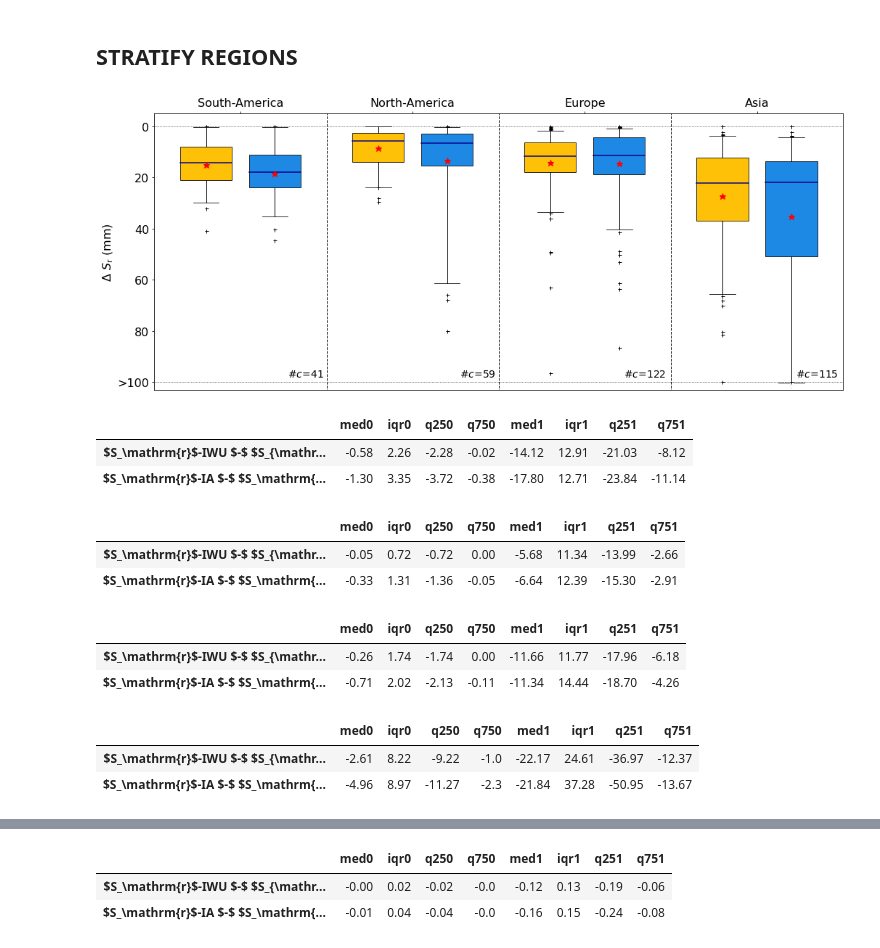
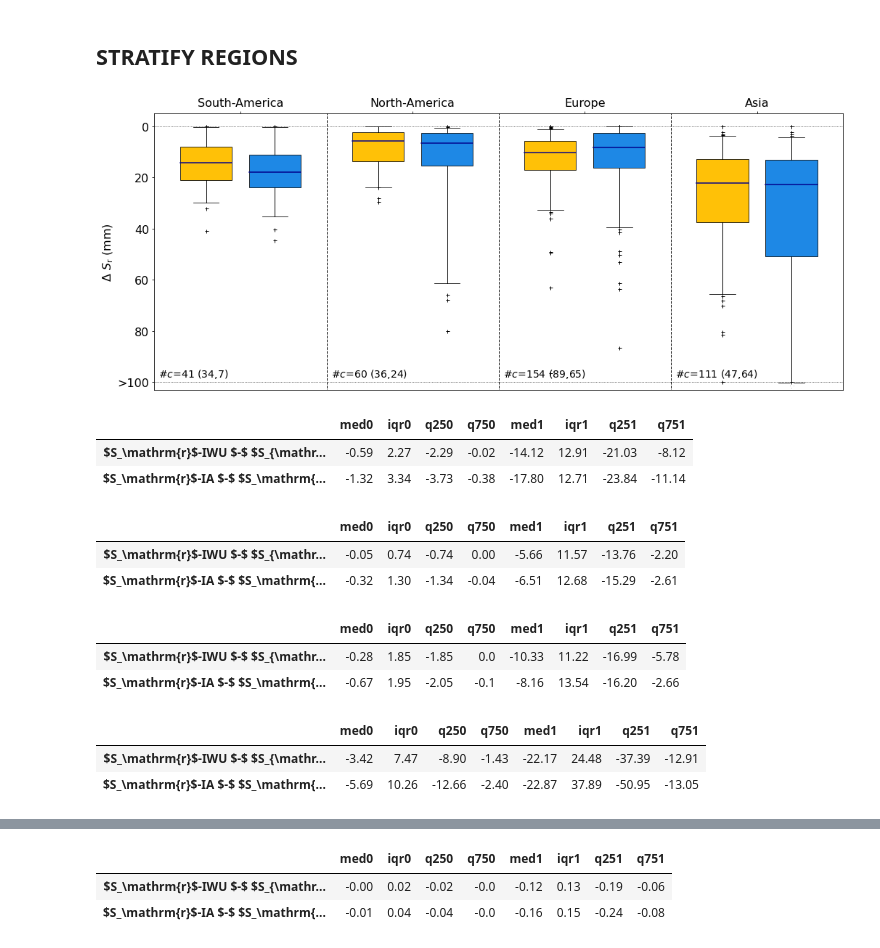
Before and after one commit to fvanoorschot/global_sr_module, a Jupyter notebook: irrigation_paper_figures.ipynb, the cells around one changed output, grey strips where cells are left out. Cells and saved outputs as stored; diff of their text form; code cells hidden in the pictures.

```diff
--- a/irrigation_paper_figures.ipynb
+++ b/irrigation_paper_figures.ipynb
@@ -1946,14 +1692,13 @@ er_df['fopt_fiwu'] = fopt_iwu_er
 ir2 = pd.read_csv(f'{work_dir}/data/irrigated_area/output/combined_ia.csv',index_col=0)
 ir = ir2.hi
 # %%
-sh = gpd.read_file(f'{work_dir}/output/geo_catchments_sel_area_wb.shp')
-sh.index = sh.catch_id
-sh['centroid'] = sh.centroid
+data_sources = 'gswp-p_gleam-ep_gswp-t'
+c = pd.read_csv(f'{work_dir}/output/catchment_characteristics/catchment_characteristics_{data_sources}.csv',index_col=0)
 
-e_df['lat'] = sh.centroid.y
-e_df['lon'] = sh.centroid.x
-er_df['lat'] = sh.centroid.y
-er_df['lon'] = sh.centroid.x
+er_df['lat'] = c.lat
+er_df['lon'] = c.lon
+e_df['lat'] = c.lat
+e_df['lon'] = c.lon
 
 e_df_a = e_df[(e_df.lat<lat_max_a)&(e_df.lat>lat_min_a)&(e_df.lon<lon_max_a)&(e_df.lon>lon_min_a)]
 e_df_e = e_df[(e_df.lat<lat_max_e)&(e_df.lat>lat_min_e)&(e_df.lon<lon_max_e)&(e_df.lon>lon_min_e)]
@@ -2002,78 +1747,78 @@ fig = plt.figure(figsize=(17,7))
 e_df = e_df_s
 e_df0 = e_df[(ir>0)&(ir<=0.05)]
 e_df1 = e_df[(ir>0.05)]
+e_df2 = e_df[(ir>0.05)&(ir<=0.1)]
+e_df3 = e_df[(ir>0.1)]
 ax = fig.add_subplot(111)
-bp1=ax.boxplot(e_df1.iloc[:,0],positions=[1.1],widths=0.6,whis=[5,95],patch_artist=True,showmeans=True,boxprops=boxprops1,medianprops=medianprops,meanprops=meanpointprops,flierprops=flierprops,capprops=capprops,zorder=0)
-bp2=ax.boxplot(e_df1.iloc[:,1],positions=[1.9],widths=0.6,whis=[5,95],patch_artist=True,showmeans=True,boxprops=boxprops2,medianprops=medianprops,meanprops=meanpointprops,flierprops=flierprops,capprops=capprops,zorder=0)
-# ax.plot([1.1,1.9],e_df0.loc[ca1].values,marker='^',linestyle='None', markeredgecolor='black',markerfacecolor='white',markersize=8,zorder=1)
-ax.annotate('#$c$='+str(e_df1.count()[0]),(2.05,-98),size=14)
+bp1=ax.boxplot(e_df1.iloc[:,0],positions=[1.1],widths=0.6,whis=[5,95],patch_artist=True,showmeans=False,boxprops=boxprops1,medianprops=medianprops,meanprops=meanpointprops,flierprops=flierprops,capprops=capprops,zorder=0)
+bp2=ax.boxplot(e_df1.iloc[:,1],positions=[1.9],widths=0.6,whis=[5,95],patch_artist=True,showmeans=False,boxprops=boxprops2,medianprops=medianprops,meanprops=meanpointprops,flierprops=flierprops,capprops=capprops,zorder=0)
+ax.annotate('#$c$='+str(e_df1.count()[0])+' ('+str(e_df2.count()[0])+','+str(e_df3.count()[0])+')',(0.55,-98),size=14)
 
 # north america
 e_df = e_df_u
 e_df0 = e_df[(ir>0)&(ir<=0.05)]
 e_df1 = e_df[(ir>0.05)]
-bp1=ax.boxplot(e_df1.iloc[:,0],positions=[3.1],widths=0.6,whis=[5,95],patch_artist=True,showmeans=True,boxprops=boxprops1,medianprops=medianprops,meanprops=meanpointprops,flierprops=flierprops,capprops=capprops,zorder=0)
-bp2=ax.boxplot(e_df1.iloc[:,1],positions=[3.9],widths=0.6,whis=[5,95],patch_artist=True,showmeans=True,boxprops=boxprops2,medianprops=medianprops,meanprops=meanpointprops,flierprops=flierprops,capprops=capprops,zorder=0)
-# ax.plot([3.1,3.9],e_df0.loc[ca2].values,marker='o',linestyle='None', markeredgecolor='black',markerfacecolor='white',markersize=8,zorder=1)
-ax.annotate('#$c$='+str(e_df1.count()[0]),(4.05,-98),size=14)
-# p1 = ax.plot(1,-200, marker='o', markeredgecolor='black',markerfacecolor='white',linestyle = 'None',markersize=7.5)
+e_df2 = e_df[(ir>0.05)&(ir<=0.1)]
+e_df3 = e_df[(ir>0.1)]
+bp1=ax.boxplot(e_df1.iloc[:,0],positions=[3.1],widths=0.6,whis=[5,95],patch_artist=True,showmeans=False,boxprops=boxprops1,medianprops=medianprops,meanprops=meanpointprops,flierprops=flierprops,capprops=capprops,zorder=0)
+bp2=ax.boxplot(e_df1.iloc[:,1],positions=[3.9],widths=0.6,whis=[5,95],patch_artist=True,showmeans=False,boxprops=boxprops2,medianprops=medianprops,meanprops=meanpointprops,flierprops=flierprops,capprops=capprops,zorder=0)
+ax.annotate('#$c$='+str(e_df1.count()[0])+' ('+str(e_df2.count()[0])+','+str(e_df3.count()[0])+')',(2.55,-98),size=14)
 p2 = ax.plot(1,-200,'r*',markersize=9)
-# ax.legend([p1[0]], [f'{ca2} (Fig. Xb)'], loc='lower left',ncol=1,fontsize= 16)
 
 # europe
 e_df = e_df_e
 e_df0 = e_df[(ir>0)&(ir<=0.05)]
 e_df1 = e_df[(ir>0.05)]
-bp1=ax.boxplot(e_df1.iloc[:,0],positions=[5.1],widths=0.6,whis=[5,95],patch_artist=True,showmeans=True,boxprops=boxprops1,medianprops=medianprops,meanprops=meanpointprops,flierprops=flierprops,capprops=capprops,zorder=0)
-bp2=ax.boxplot(e_df1.iloc[:,1],positions=[5.9],widths=0.6,whis=[5,95],patch_artist=True,showmeans=True,boxprops=boxprops2,medianprops=medianprops,meanprops=meanpointprops,flierprops=flierprops,capprops=capprops,zorder=0)
-# ax.plot([5.1,5.9],e_df1.loc[ca3].values,marker='s',linestyle='None', markeredgecolor='black',markerfacecolor='white',markersize=8,zorder=1)
-ax.annotate('#$c$='+str(e_df1.count()[0]),(5.95,-98),size=14)
-# p1 = ax.plot(1,-200, marker='s', markeredgecolor='black',markerfacecolor='white',linestyle = 'None',markersize=7.5)
+e_df2 = e_df[(ir>0.05)&(ir<=0.1)]
+e_df3 = e_df[(ir>0.1)]
+bp1=ax.boxplot(e_df1.iloc[:,0],positions=[5.1],widths=0.6,whis=[5,95],patch_artist=True,showmeans=False,boxprops=boxprops1,medianprops=medianprops,meanprops=meanpointprops,flierprops=flierprops,capprops=capprops,zorder=0)
+bp2=ax.boxplot(e_df1.iloc[:,1],positions=[5.9],widths=0.6,whis=[5,95],patch_artist=True,showmeans=False,boxprops=boxprops2,medianprops=medianprops,meanprops=meanpointprops,flierprops=flierprops,capprops=capprops,zorder=0)
+ax.annotate('#$c$='+str(e_df1.count()[0])+' ('+str(e_df2.count()[0])+','+str(e_df3.count()[0])+')',(4.55,-98),size=14)
 p2 = ax.plot(1,-200,'r*',markersize=9)
-# ax.legend([p1[0]], [f'{ca3} (Fig. Xc)'], loc='lower left',ncol=1,fontsize= 16)
 
 # asia
 e_df = e_df_a
 e_df0 = e_df[(ir>0)&(ir<=0.05)]
 e_df1 = e_df[(ir>0.05)]
-bp1=ax.boxplot(e_df1.iloc[:,0],positions=[7.1],widths=0.6,whis=[5,95],patch_artist=True,showmeans=True,boxprops=boxprops1,medianprops=medianprops,meanprops=meanpointprops,flierprops=flierprops,capprops=capprops,zorder=0)
-bp2=ax.boxplot(e_df1.iloc[:,1],positions=[7.9],widths=0.6,whis=[5,95],patch_artist=True,showmeans=True,boxprops=boxprops2,medianprops=medianprops,meanprops=meanpointprops,flierprops=flierprops,capprops=capprops,zorder=0)
-# ax.plot([7.1,7.9],e_df1.loc[ca4].values,marker='d',linestyle='None', markeredgecolor='black',markerfacecolor='white',markersize=8,zorder=1)
-ax.annotate('#$c$='+str(e_df1.count()[0]),(7.95,-98),size=14)
+e_df2 = e_df[(ir>0.05)&(ir<=0.1)]
+e_df3 = e_df[(ir>0.1)]
+bp1=ax.boxplot(e_df1.iloc[:,0],positions=[7.1],widths=0.6,whis=[5,95],patch_artist=True,showmeans=False,boxprops=boxprops1,medianprops=medianprops,meanprops=meanpointprops,flierprops=flierprops,capprops=capprops,zorder=0)
+bp2=ax.boxplot(e_df1.iloc[:,1],positions=[7.9],widths=0.6,whis=[5,95],patch_artist=True,showmeans=False,boxprops=boxprops2,medianprops=medianprops,meanprops=meanpointprops,flierprops=flierprops,capprops=capprops,zorder=0)
+ax.annotate('#$c$='+str(e_df1.count()[0])+' ('+str(e_df2.count()[0])+','+str(e_df3.count()[0])+')',(6.55,-98),size=14)
 ax.set_ylim(-103,5)
 ax.set_xlim(0.5,8.5)
 ax.set_xticks([1.5,3.5,5.5,7.5])
 ax.set_yticks([0,-20,-40,-60,-80,-100])
 ax.set_yticklabels([0,20,40,60,80,'>100'])
 ax.xaxis.set_tick_params(top=True, labeltop=True, bottom=False, labelbottom=False)
 ax.tick_params(axis='both', which='major', labelsize=16)
 ax.set_xticklabels(['South-America','North-America','Europe','Asia'],size=16)
 ax.set_ylabel('$\Delta$ $S_\mathrm{r}$ (mm)',size=16)
 
 ax.hlines(0,0,10,color='k',linestyle=':',linewidth=0.7)
 ax.hlines(-100,0,10,color='k',linestyle=':',linewidth=0.7)
 ax.vlines(2.5,-200,20,color='k',linestyle='--',linewidth=1)
 ax.vlines(4.5,-200,20,color='k',linestyle='--',linewidth=1)
 ax.vlines(6.5,-200,20,color='k',linestyle='--',linewidth=1)
 
 # plot values <-100 at -100
 ax.plot(7.9,-100.591,color='white',marker='+',markersize=5)
 ax.plot(7.9,-100.33,color='white',marker='+',markersize=5)
 ax.plot(7.9,-101.408,color='white',marker='+',markersize=5)
 ax.plot(7.9,-100.29,color='white',marker='+',markersize=5)
 ax.plot(7.1,-100,color='black',marker='+',markersize=5)
 ax.plot(7.9,-100,color='black',marker='+',markersize=5)
 
 # p2 = ax.plot(1,-200, marker='d', markeredgecolor='black',markerfacecolor='white',linestyle = 'None',markersize=7.5)
 # p1 = ax.plot(1,-200,'r*',markersize=9)
 # ax.legend([bp1["boxes"][0], bp2["boxes"][0],p1[0]],
 #           ['IWU $-$ NI','IAF $-$ NI','Mean $\Delta$$S_\mathrm{r}$',
 #            '\n'.join(wrap(f'{ca1} (Fig. Xa)', 10)),'\n'.join(wrap(f'{ca2} (Fig. Xb)', 10)),'\n'.join(wrap(f'{ca3} (Fig. Xc)', 10)),'\n'.join(wrap(f'{ca4} (Fig. Xd)', 10))],
 #           ncol=1,fontsize= 16,loc='lower center',bbox_to_anchor=(1.09, 0.10),handletextpad=0.6,labelspacing=1,columnspacing = 0.5)
 
 fig.savefig(f'{fig_dir}/box_abs_diff_ia_regions.jpg', dpi=300, bbox_inches='tight')
 # %% [output]
-[figure, old version]
+[figure, new version]
 # %%
 #south america
 e_df = e_df_s
@@ -2097,8 +1842,8 @@ d['q751']=np.round((e_df1.quantile(0.75)),2).values
 d
 # %% [output]
 |  | med0 | iqr0 | q250 | q750 | med1 | iqr1 | q251 | q751 |
-| $S_\mathrm{r}$-IWU $-$ $S_{\mathr... | -0.58 | 2.26 | -2.28 | -0.02 | -14.12 | 12.91 | -21.03 | -8.12 |
-| $S_\mathrm{r}$-IA $-$ $S_\mathrm{... | -1.30 | 3.35 | -3.72 | -0.38 | -17.80 | 12.71 | -23.84 | -11.14 |
+| $S_\mathrm{r}$-IWU $-$ $S_{\mathr... | -0.59 | 2.27 | -2.29 | -0.02 | -14.12 | 12.91 | -21.03 | -8.12 |
+| $S_\mathrm{r}$-IA $-$ $S_\mathrm{... | -1.32 | 3.34 | -3.73 | -0.38 | -17.80 | 12.71 | -23.84 | -11.14 |
 # %%
 #north america
 e_df = e_df_u
@@ -2122,8 +1867,8 @@ d['q751']=np.round((e_df1.quantile(0.75)),2).values
 d
 # %% [output]
 |  | med0 | iqr0 | q250 | q750 | med1 | iqr1 | q251 | q751 |
-| $S_\mathrm{r}$-IWU $-$ $S_{\mathr... | -0.05 | 0.72 | -0.72 | 0.00 | -5.68 | 11.34 | -13.99 | -2.66 |
-| $S_\mathrm{r}$-IA $-$ $S_\mathrm{... | -0.33 | 1.31 | -1.36 | -0.05 | -6.64 | 12.39 | -15.30 | -2.91 |
+| $S_\mathrm{r}$-IWU $-$ $S_{\mathr... | -0.05 | 0.74 | -0.74 | 0.00 | -5.66 | 11.57 | -13.76 | -2.20 |
+| $S_\mathrm{r}$-IA $-$ $S_\mathrm{... | -0.32 | 1.30 | -1.34 | -0.04 | -6.51 | 12.68 | -15.29 | -2.61 |
 # %%
 #europe
 e_df = e_df_e
@@ -2147,8 +1892,8 @@ d['q751']=np.round((e_df1.quantile(0.75)),2).values
 d
 # %% [output]
 |  | med0 | iqr0 | q250 | q750 | med1 | iqr1 | q251 | q751 |
-| $S_\mathrm{r}$-IWU $-$ $S_{\mathr... | -0.26 | 1.74 | -1.74 | 0.00 | -11.66 | 11.77 | -17.96 | -6.18 |
-| $S_\mathrm{r}$-IA $-$ $S_\mathrm{... | -0.71 | 2.02 | -2.13 | -0.11 | -11.34 | 14.44 | -18.70 | -4.26 |
+| $S_\mathrm{r}$-IWU $-$ $S_{\mathr... | -0.28 | 1.85 | -1.85 | 0.0 | -10.33 | 11.22 | -16.99 | -5.78 |
+| $S_\mathrm{r}$-IA $-$ $S_\mathrm{... | -0.67 | 1.95 | -2.05 | -0.1 | -8.16 | 13.54 | -16.20 | -2.66 |
 # %%
 #asia
 e_df = e_df_a
@@ -2172,8 +1917,8 @@ d['q751']=np.round((e_df1.quantile(0.75)),2).values
 d
 # %% [output]
 |  | med0 | iqr0 | q250 | q750 | med1 | iqr1 | q251 | q751 |
-| $S_\mathrm{r}$-IWU $-$ $S_{\mathr... | -2.61 | 8.22 | -9.22 | -1.0 | -22.17 | 24.61 | -36.97 | -12.37 |
-| $S_\mathrm{r}$-IA $-$ $S_\mathrm{... | -4.96 | 8.97 | -11.27 | -2.3 | -21.84 | 37.28 | -50.95 | -13.67 |
+| $S_\mathrm{r}$-IWU $-$ $S_{\mathr... | -3.42 | 7.47 | -8.90 | -1.43 | -22.17 | 24.48 | -37.39 | -12.91 |
+| $S_\mathrm{r}$-IA $-$ $S_\mathrm{... | -5.69 | 10.26 | -12.66 | -2.40 | -22.87 | 37.89 | -50.95 | -13.05 |
 # %%
 boxprops1 = dict(facecolor=c3,color="black",linewidth=0.8)
 boxprops2 = dict(facecolor=c2,color="black",linewidth=0.8)
```
Also changed, not shown: parts of 69 cells of this notebook, 1 other file.
